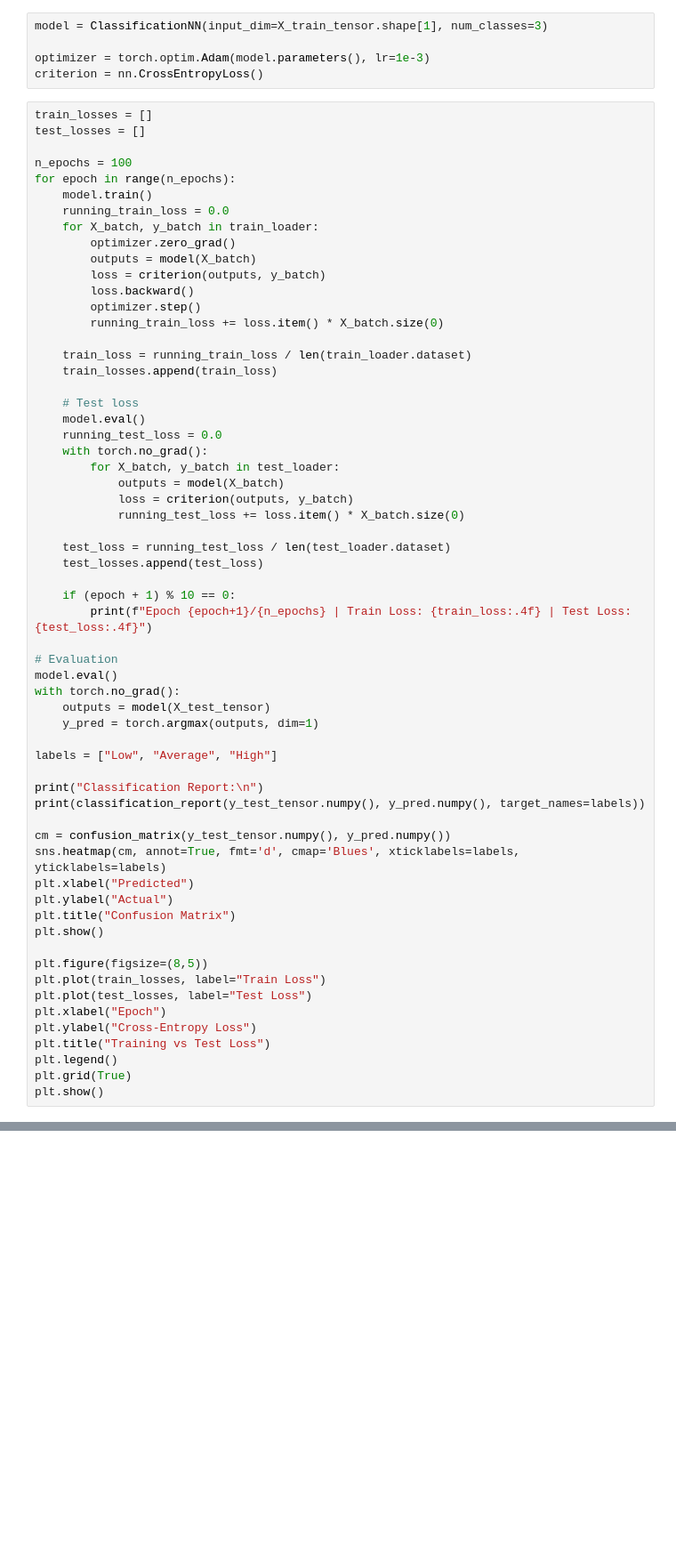
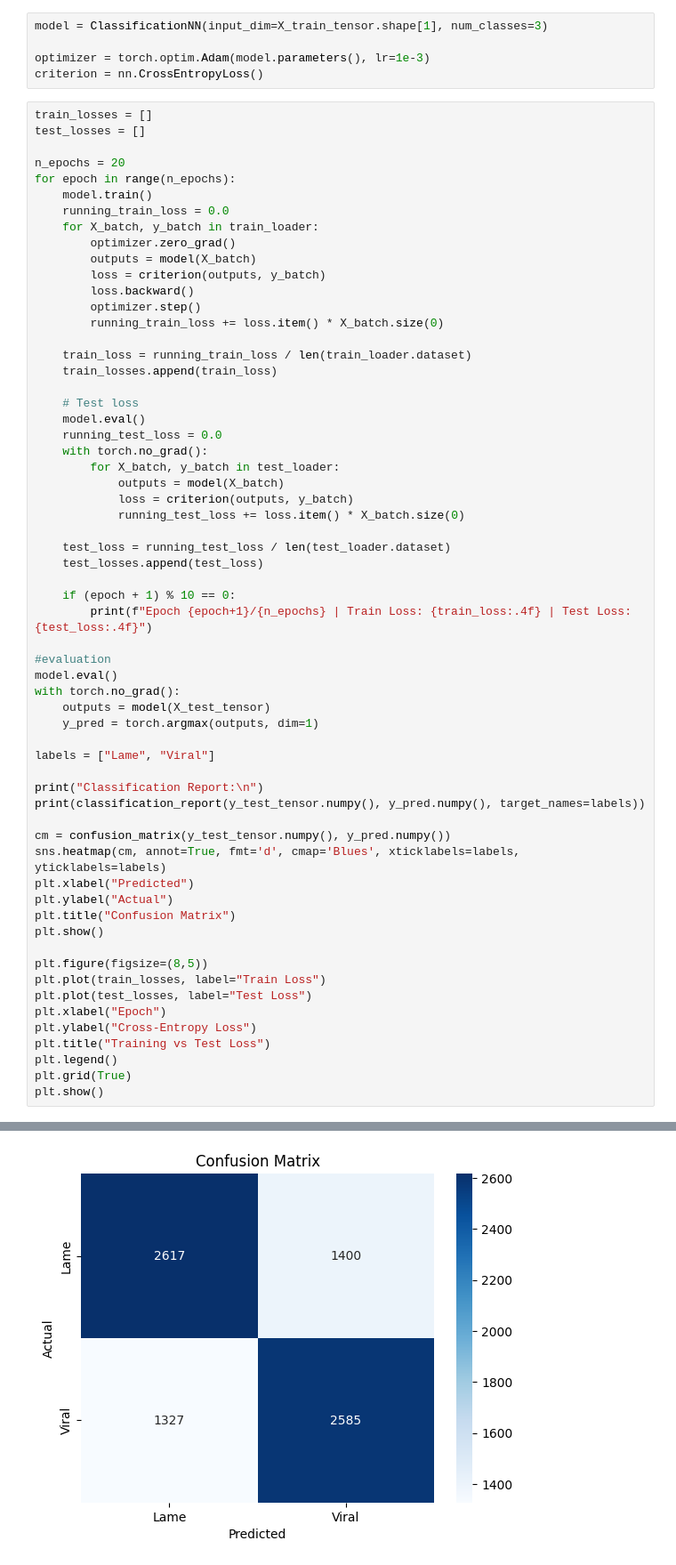
Before and after one commit to madwirblet/CIS4930-Final-Project, a Jupyter notebook: final.ipynb, the cells around one changed output, grey strips where cells are left out. Shown at 89% size. Saved outputs shown, nothing was run; the diff lists cells and outputs as text; blank space fills up the shorter version.

```diff
--- a/final.ipynb
+++ b/final.ipynb
@@ -342,7 +567,7 @@ criterion = nn.CrossEntropyLoss()
 train_losses = []
 test_losses = []
 
-n_epochs = 100
+n_epochs = 20
 for epoch in range(n_epochs):
     model.train()
     running_train_loss = 0.0
@@ -372,13 +597,13 @@ for epoch in range(n_epochs):
     if (epoch + 1) % 10 == 0:
         print(f"Epoch {epoch+1}/{n_epochs} | Train Loss: {train_loss:.4f} | Test Loss: {test_loss:.4f}")
 
-# Evaluation
+#evaluation
 model.eval()
 with torch.no_grad():
     outputs = model(X_test_tensor)
     y_pred = torch.argmax(outputs, dim=1)
 
-labels = ["Low", "Average", "High"]
+labels = ["Lame", "Viral"]
 
 print("Classification Report:\n")
 print(classification_report(y_test_tensor.numpy(), y_pred.numpy(), target_names=labels))
@@ -399,3 +624,4 @@ plt.title("Training vs Test Loss")
 plt.legend()
 plt.grid(True)
 plt.show()
+# %% [output]
@@ -401,0 +640 @@ plt.show()
+[figure, added]
```
Also changed, not shown: parts of 32 cells of this notebook.
